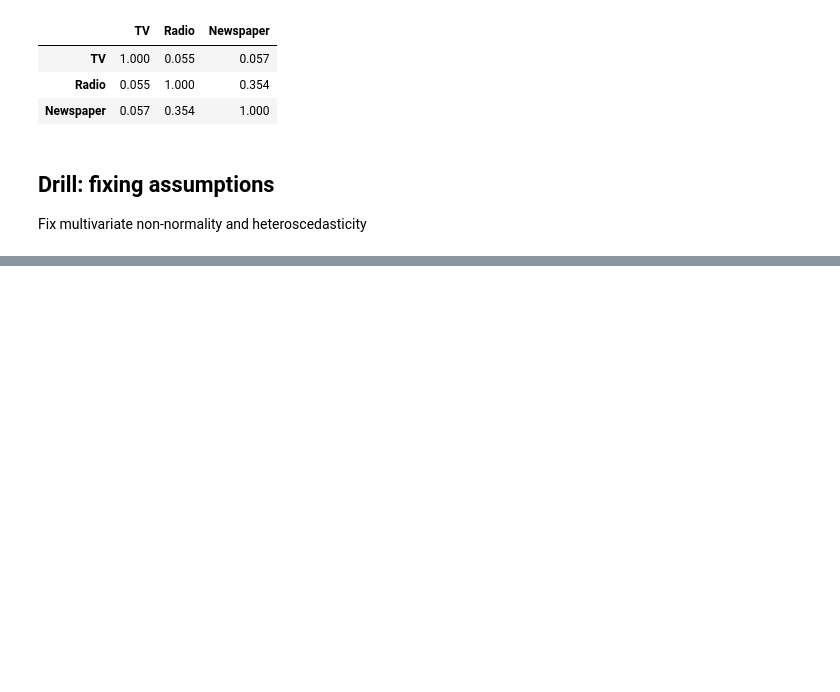
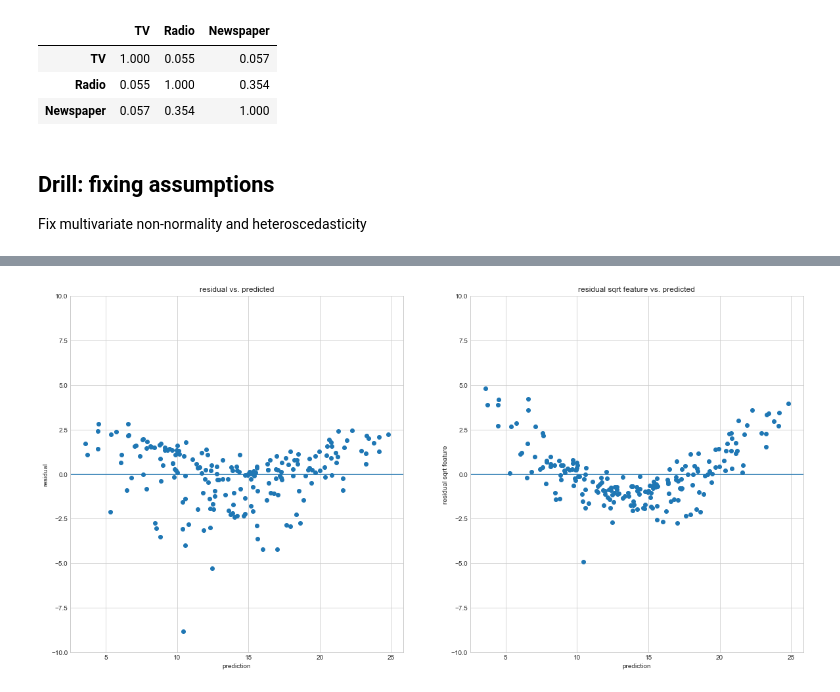
Before and after one commit to brianmcguckin/thinkful_unit_02_supervised_learning, a Jupyter notebook: 02_04_03_explanatory_power_assumptions_of_linear_regression.ipynb, the cells around one changed output, grey strips where cells are left out. Saved outputs shown, nothing was run; the diff lists cells and outputs as text; code cells hidden in the pictures; blank space fills up the shorter version.

```diff
--- a/02_04_03_explanatory_power_assumptions_of_linear_regression.ipynb
+++ b/02_04_03_explanatory_power_assumptions_of_linear_regression.ipynb
@@ -170,0 +197,24 @@ plt.show()
+# %%
+plt.figure(figsize=(20,10))
+
+plt.subplot(1,2,1)
+plt.scatter(predicted, residual)
+plt.xlabel('prediction')
+plt.ylabel('residual')
+plt.axhline(y=0)
+plt.title('residual vs. predicted')
+axes = plt.gca()
+axes.set_ylim([-10, 10])
+
+plt.subplot(1,2,2)
+plt.scatter(predicted, residual_feat)
+plt.xlabel('prediction')
+plt.ylabel('residual sqrt feature')
+plt.axhline(y=0)
+plt.title('residual sqrt feature vs. predicted')
+axes = plt.gca()
+axes.set_ylim([-10, 10])
+
+plt.show()
+# %% [output]
+[figure, added]
```
Also changed, not shown: parts of 7 cells of this notebook.
